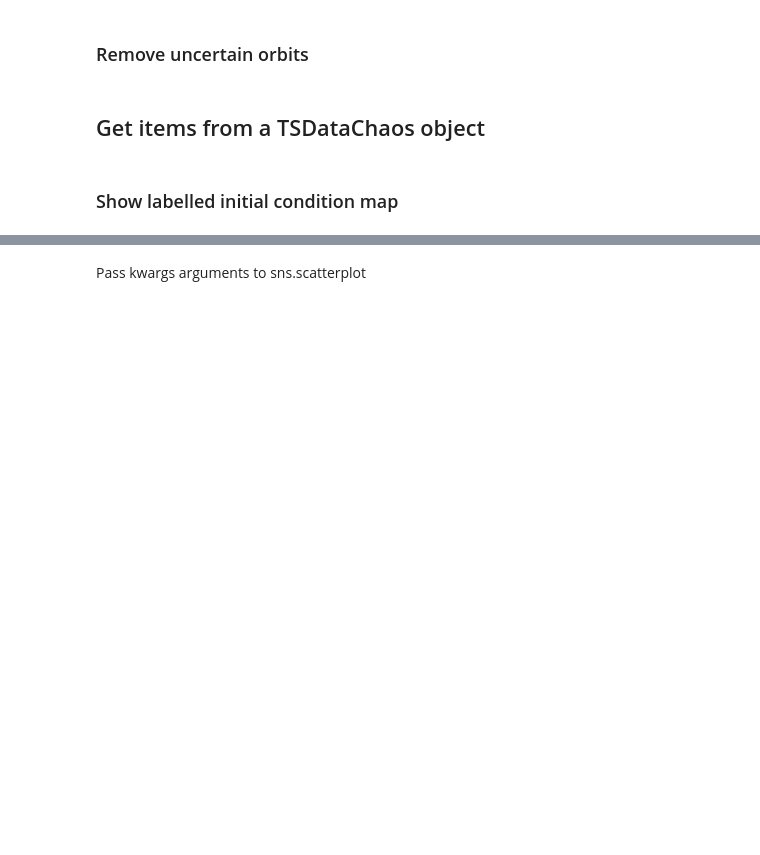
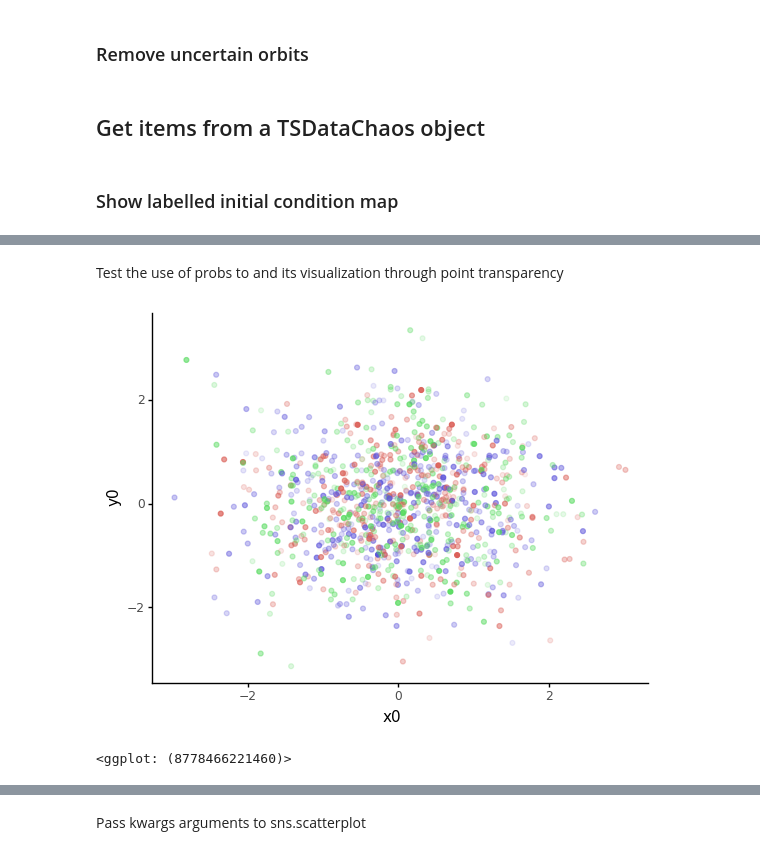
Before and after one commit to vrodriguezf/mlchaos, a Jupyter notebook: nbs/data.ipynb, the cells around one changed output, grey strips where cells are left out. Drawn from its saved outputs; the diff is of its cells as text; code cells hidden in the pictures; blank space fills up the shorter version.

```diff
--- a/nbs/data.ipynb
+++ b/nbs/data.ipynb
@@ -279,0 +308,7 @@ show_labelled_ic_map(poinc_maps=mock_poinc_map, lbls=mock_lbls)
+# %% [markdown]
+Test the use of probs to and its visualization through point transparency
+# %%
+show_labelled_ic_map(poinc_maps=mock_poinc_map, preds=mock_preds, show_confidence=True)
+# %% [output]
+[figure, added]
+<ggplot: (8778466221460)>
```
Also changed, not shown: parts of 13 cells of this notebook.
